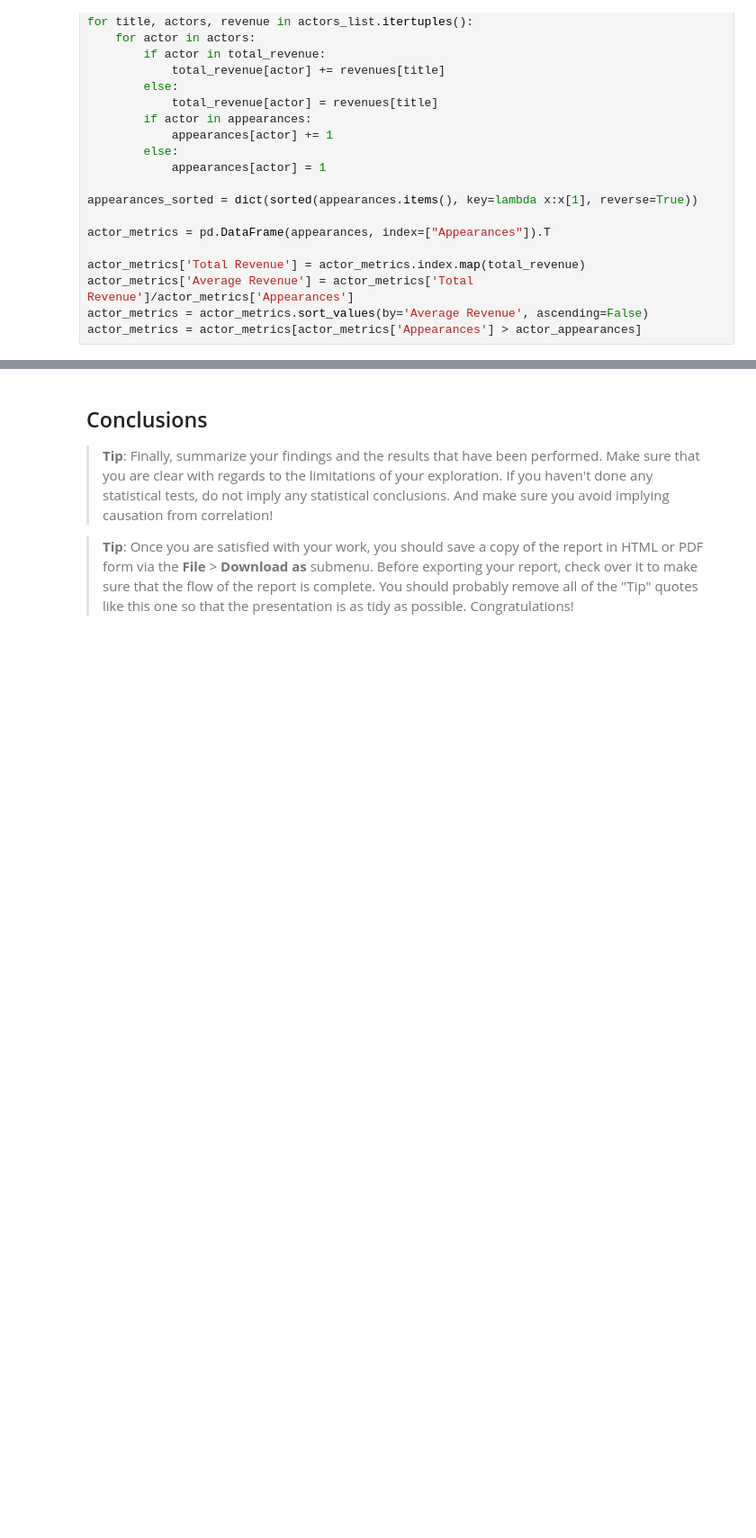
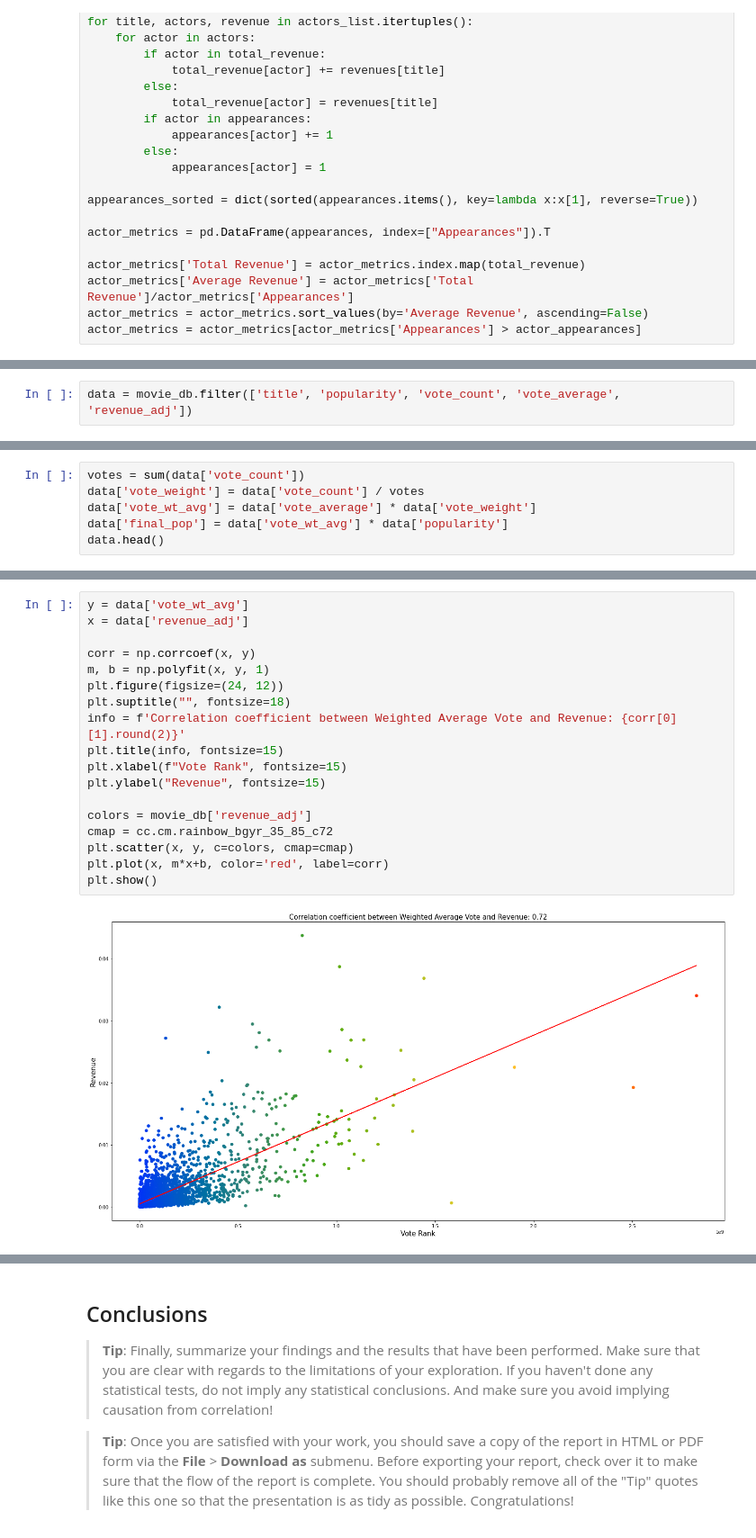
Before and after one commit to chupwalla/investigate_dataset, a Jupyter notebook: project_one.ipynb, the cells around one changed output, grey strips where cells are left out. Shown at 90% size. Cells and saved outputs as stored; diff of their text form; blank space fills up the shorter version.

```diff
--- a/project_one.ipynb
+++ b/project_one.ipynb
@@ -262,0 +318,2 @@ plt.show()
+# %%
+data = movie_db.filter(['title', 'popularity', 'vote_count', 'vote_average', 'revenue_adj'])
@@ -262,0 +335,6 @@ plt.show()
+# %%
+votes = sum(data['vote_count'])
+data['vote_weight'] = data['vote_count'] / votes
+data['vote_wt_avg'] = data['vote_average'] * data['vote_weight']
+data['final_pop'] = data['vote_wt_avg'] * data['popularity']
+data.head()
@@ -262,0 +348,20 @@ plt.show()
+# %%
+y = data['vote_wt_avg']
+x = data['revenue_adj']
+
+corr = np.corrcoef(x, y)
+m, b = np.polyfit(x, y, 1)
+plt.figure(figsize=(24, 12))
+plt.suptitle("", fontsize=18)
+info = f'Correlation coefficient between Weighted Average Vote and Revenue: {corr[0][1].round(2)}'
+plt.title(info, fontsize=15)
+plt.xlabel(f"Vote Rank", fontsize=15)
+plt.ylabel("Revenue", fontsize=15)
+
+colors = movie_db['revenue_adj']
+cmap = cc.cm.rainbow_bgyr_35_85_c72
+plt.scatter(x, y, c=colors, cmap=cmap)
+plt.plot(x, m*x+b, color='red', label=corr)
+plt.show()
+# %% [output]
+[figure, added]
```
Also changed, not shown: parts of 25 cells of this notebook.
